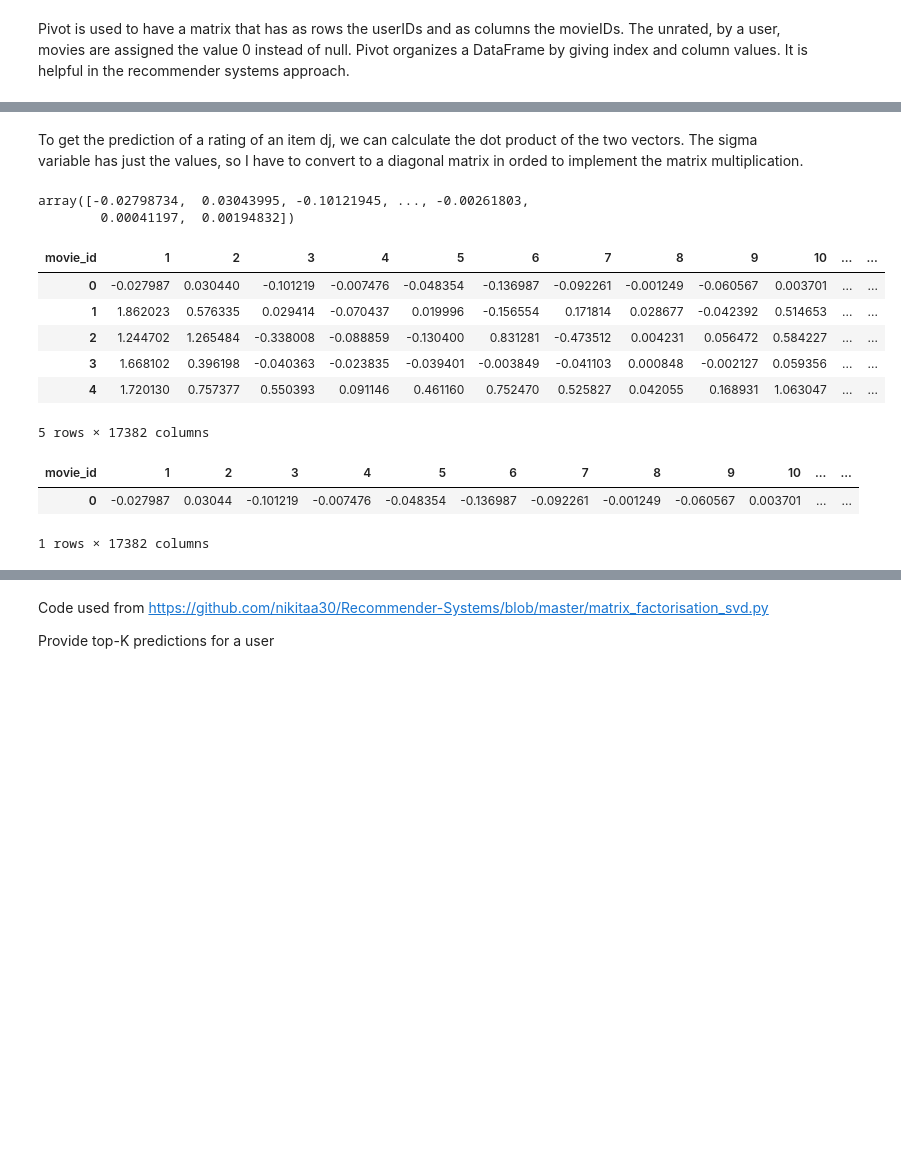
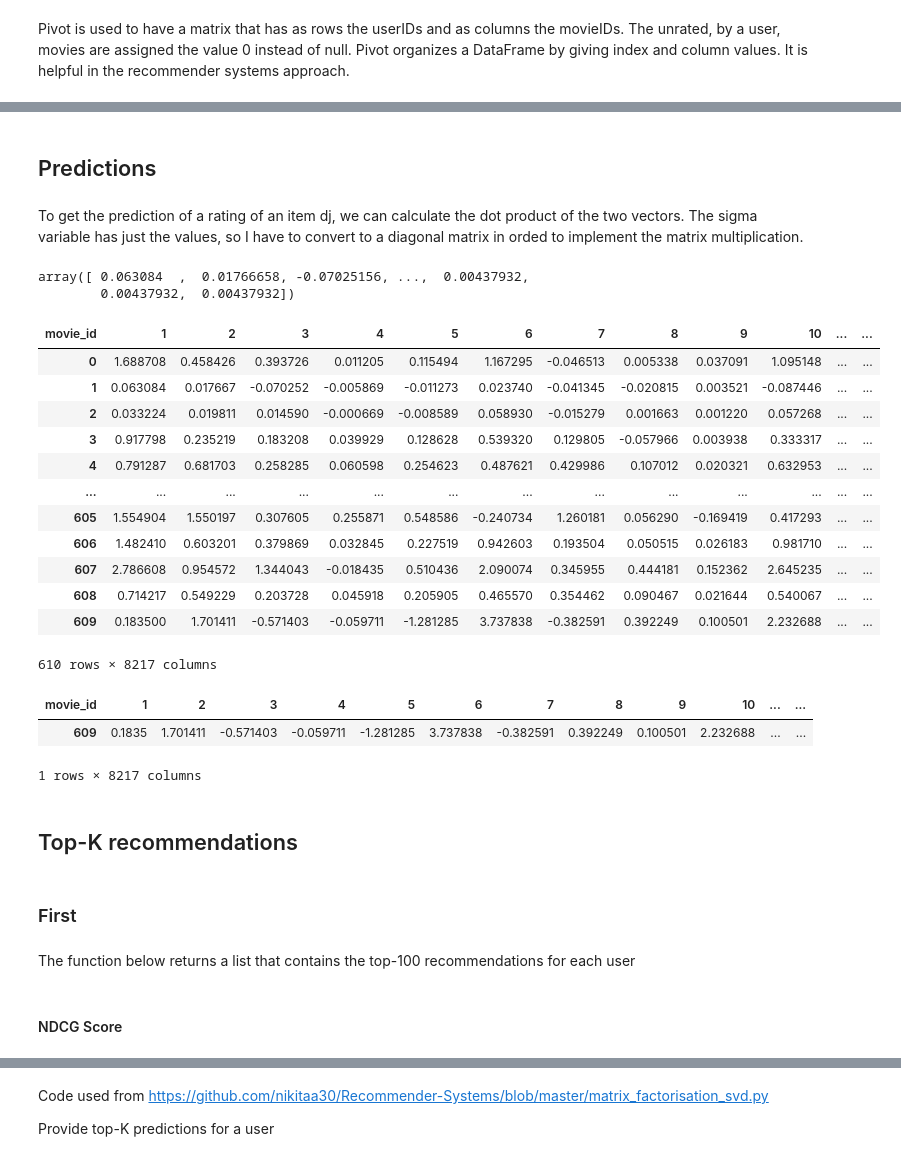
Before and after one commit to papadopoulosMichail/RecSys-using-LearningToRank, a Jupyter notebook: Baseline.ipynb, the cells around one changed output, grey strips where cells are left out. Drawn from its saved outputs; the diff is of its cells as text; code cells hidden in the pictures; blank space fills up the shorter version.

```diff
--- a/Baseline.ipynb
+++ b/Baseline.ipynb
@@ -103,13 +110,14 @@ import time
 
 #pecify the ids of the users and items for all the pairs of user-item interactions
 implicit_interaction = Interactions(user_ids=uids,
-                                   item_ids=iids)
+                                   item_ids=iids,
+                                   timestamps = timestamps)
 
 
 #lets initialise the seed, so that its repeatable and reproducible
 implicit_train_tmp, implicit_test = random_train_test_split(implicit_interaction, random_state=np.random.seed(42))
-#val split!
 implicit_train, implicit_val = random_train_test_split(implicit_train_tmp, random_state=np.random.seed(42))
+implicit_train_features, implicit_train_labels = random_train_test_split(implicit_train, random_state=np.random.seed(42))
 # %%
 print(implicit_train)
 print(implicit_test)
@@ -130,13 +142,15 @@ def interactionToDataFrame(dataset):
     for i in range(len(dataset.user_ids)):
         converted_users.append(uid_rev_map[dataset.user_ids[i]])
         converted_movies.append(iid_rev_map[dataset.item_ids[i]])
-        rating.append(float(ratings_df['rating'][(ratings_df['movieId']==converted_movies[i]) & (ratings_df['userId']==converted_users[i])].values))
+        rating.append(float(ratings_df['rating'][(ratings_df['movieId'] == converted_movies[i]) & (
+            ratings_df['userId'] == converted_users[i])].values))
 
-    df = pd.DataFrame({'user_id':converted_users,'movie_id':converted_movies,'rating':rating})
+    df = pd.DataFrame({'user_id': converted_users,
+                       'movie_id': converted_movies, 'rating': rating})
     return df
 # %%
-'''train_df = interactionToDataFrame(implicit_train)
-print('a')
+train_df = interactionToDataFrame(implicit_train)
 val_df = interactionToDataFrame(implicit_val)
-print('b')
-test_df = interactionToDataFrame(implicit_test)'''
+test_df = interactionToDataFrame(implicit_test)
+train_features_df = interactionToDataFrame(implicit_train_features)
+train_labels_df = interactionToDataFrame(implicit_train_labels)
@@ -154,6 +167,6 @@ val_df.to_pickle("./val_df.pkl")'''
 # %% [markdown]
 Load
 # %%
-train_df = pd.read_pickle("./train_df.pkl")
+'''train_df = pd.read_pickle("./train_df.pkl")
 test_df = pd.read_pickle("./test_df.pkl")
-val_df = pd.read_pickle("./val_df.pkl")
+val_df = pd.read_pickle("./val_df.pkl")'''
@@ -408,6 +459,8 @@ df_movie_features
 # %%
 from scipy.sparse.linalg import svds
 U, sigma, Vt = svds(df_movie_features, k = 10)
+# %% [markdown]
+## Predictions
 # %% [markdown]
 To get the prediction of a rating of an item dj, we can calculate the dot product of the two vectors.
 The sigma variable has just the values, so I have to convert to a diagonal matrix in orded to implement the matrix multiplication.
@@ -416,23 +469,35 @@ sigma = np.diag(sigma)
 svd_predictions_score = np.dot(np.dot(U, sigma), Vt)
 svd_predictions_score_df = pd.DataFrame(svd_predictions_score, columns = df_movie_features.columns)
 # %%
-svd_predictions_score[0]
+svd_predictions_score[1]
 # %% [output]
-array([-0.02798734,  0.03043995, -0.10121945, ..., -0.00261803,
-        0.00041197,  0.00194832])
+array([ 0.063084  ,  0.01766658, -0.07025156, ...,  0.00437932,
+        0.00437932,  0.00437932])
 # %%
-svd_predictions_score_df.head()
+svd_predictions_score_df
 # %% [output]
 | movie_id | 1 | 2 | 3 | 4 | 5 | 6 | 7 | 8 | 9 | 10 | ... | ... |
-| 0 | -0.027987 | 0.030440 | -0.101219 | -0.007476 | -0.048354 | -0.136987 | -0.092261 | -0.001249 | -0.060567 | 0.003701 | ... | ... |
-| 1 | 1.862023 | 0.576335 | 0.029414 | -0.070437 | 0.019996 | -0.156554 | 0.171814 | 0.028677 | -0.042392 | 0.514653 | ... | ... |
-| 2 | 1.244702 | 1.265484 | -0.338008 | -0.088859 | -0.130400 | 0.831281 | -0.473512 | 0.004231 | 0.056472 | 0.584227 | ... | ... |
-| 3 | 1.668102 | 0.396198 | -0.040363 | -0.023835 | -0.039401 | -0.003849 | -0.041103 | 0.000848 | -0.002127 | 0.059356 | ... | ... |
-| 4 | 1.720130 | 0.757377 | 0.550393 | 0.091146 | 0.461160 | 0.752470 | 0.525827 | 0.042055 | 0.168931 | 1.063047 | ... | ... |
+| 0 | 1.688708 | 0.458426 | 0.393726 | 0.011205 | 0.115494 | 1.167295 | -0.046513 | 0.005338 | 0.037091 | 1.095148 | ... | ... |
+| 1 | 0.063084 | 0.017667 | -0.070252 | -0.005869 | -0.011273 | 0.023740 | -0.041345 | -0.020815 | 0.003521 | -0.087446 | ... | ... |
+| 2 | 0.033224 | 0.019811 | 0.014590 | -0.000669 | -0.008589 | 0.058930 | -0.015279 | 0.001663 | 0.001220 | 0.057268 | ... | ... |
+| 3 | 0.917798 | 0.235219 | 0.183208 | 0.039929 | 0.128628 | 0.539320 | 0.129805 | -0.057966 | 0.003938 | 0.333317 | ... | ... |
+| 4 | 0.791287 | 0.681703 | 0.258285 | 0.060598 | 0.254623 | 0.487621 | 0.429986 | 0.107012 | 0.020321 | 0.632953 | ... | ... |
+| ... | ... | ... | ... | ... | ... | ... | ... | ... | ... | ... | ... | ... |
+| 605 | 1.554904 | 1.550197 | 0.307605 | 0.255871 | 0.548586 | -0.240734 | 1.260181 | 0.056290 | -0.169419 | 0.417293 | ... | ... |
+| 606 | 1.482410 | 0.603201 | 0.379869 | 0.032845 | 0.227519 | 0.942603 | 0.193504 | 0.050515 | 0.026183 | 0.981710 | ... | ... |
+| 607 | 2.786608 | 0.954572 | 1.344043 | -0.018435 | 0.510436 | 2.090074 | 0.345955 | 0.444181 | 0.152362 | 2.645235 | ... | ... |
+| 608 | 0.714217 | 0.549229 | 0.203728 | 0.045918 | 0.205905 | 0.465570 | 0.354462 | 0.090467 | 0.021644 | 0.540067 | ... | ... |
+| 609 | 0.183500 | 1.701411 | -0.571403 | -0.059711 | -1.281285 | 3.737838 | -0.382591 | 0.392249 | 0.100501 | 2.232688 | ... | ... |
-5 rows × 17382 columns
+610 rows × 8217 columns
 # %%
-svd_predictions_score_df[svd_predictions_score_df.index == 0]
+svd_predictions_score_df[svd_predictions_score_df.index == 609]
 # %% [output]
 | movie_id | 1 | 2 | 3 | 4 | 5 | 6 | 7 | 8 | 9 | 10 | ... | ... |
-| 0 | -0.027987 | 0.03044 | -0.101219 | -0.007476 | -0.048354 | -0.136987 | -0.092261 | -0.001249 | -0.060567 | 0.003701 | ... | ... |
+| 609 | 0.1835 | 1.701411 | -0.571403 | -0.059711 | -1.281285 | 3.737838 | -0.382591 | 0.392249 | 0.100501 | 2.232688 | ... | ... |
-1 rows × 17382 columns
+1 rows × 8217 columns
+# %% [markdown]
+## Top-K recommendations
+# %% [markdown]
+### First
+# %% [markdown]
+The function below returns a list that contains the top-100 recommendations for each user
@@ -438,0 +514,2 @@ svd_predictions_score_df[svd_predictions_score_df.index == 0]
+# %% [markdown]
+#### NDCG Score
```
Also changed, not shown: parts of 152 cells of this notebook.
